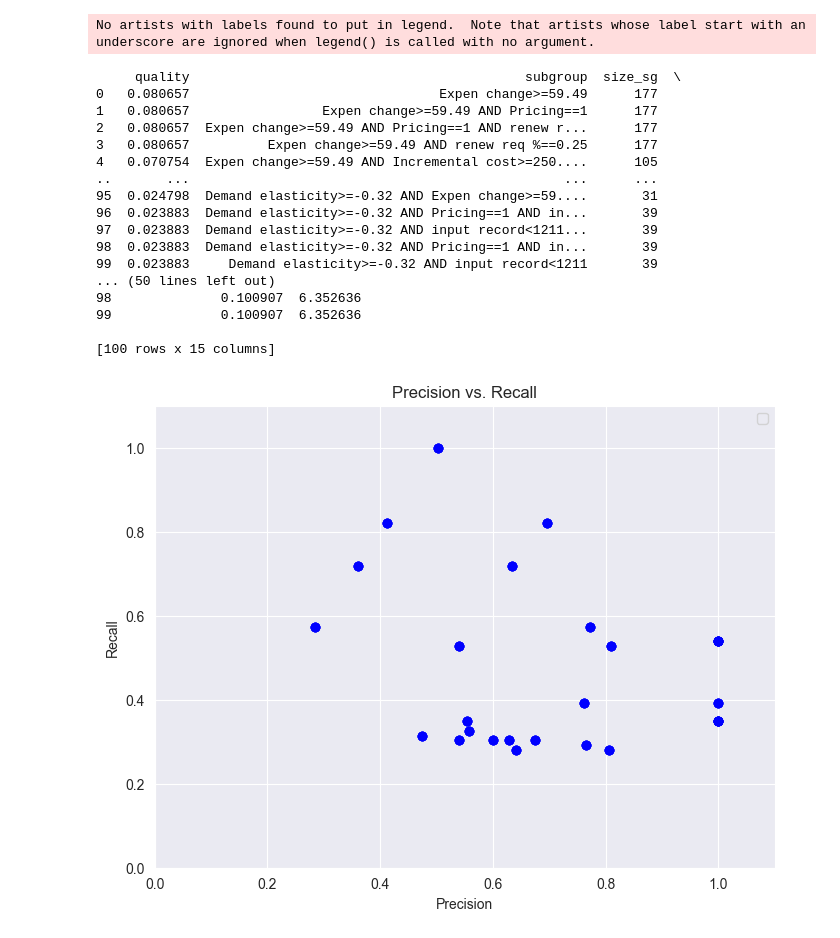
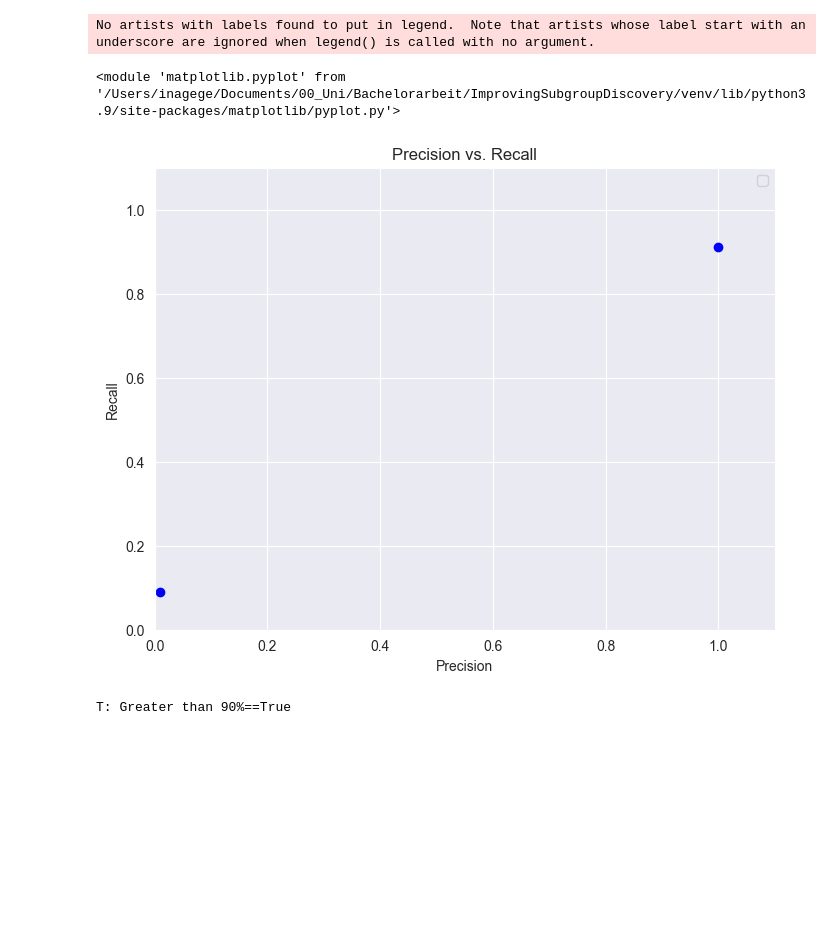
Before and after one commit to inagege/ImprovingSubgroupDiscovery, a Jupyter notebook: Analyzing_Different_Subgroup_Discorvery_Algorithms/Experiments_Diffrent_Subgroup_Discovery_Algorithns.ipynb, the cells around one changed output. Cells and saved outputs as stored; diff of their text form; code cells hidden in the pictures; blank space fills up the shorter version.

Commit message:
Method for data preprocessing added, also added Precision, Recall Curve for PRIM from ema_workbench

```diff
--- a/Analyzing_Different_Subgroup_Discorvery_Algorithms/Experiments_Diffrent_Subgroup_Discovery_Algorithns.ipynb
+++ b/Analyzing_Different_Subgroup_Discorvery_Algorithms/Experiments_Diffrent_Subgroup_Discovery_Algorithns.ipynb
@@ -7,11 +8,9 @@ import numpy as np
 # %%
-def visualize_precision_and_recall(result):
-
-    print(result)
+def visualize_precision_and_recall(precision, recall):
 
     # Create a scatter plot
     plt.figure(figsize=(8, 6))
-    plt.scatter(result['target_share_sg'], result['coverage_sg'], c='blue', marker='o')
+    plt.scatter(precision, recall, c='blue', marker='o')
 
     plt.xlim(0, 1.1)
     plt.ylim(0, 1.1)
@@ -26,8 +25,13 @@ def visualize_precision_and_recall(result):
     plt.grid(True)
     return plt
 # %%
-data = pd.read_csv('/Users/inagege/Documents/00_Uni/Bachelorarbeit/ImprovingSubgroupDiscovery/Analyzing_Different_Subgroup_Discorvery_Algorithms/Data/Bryant et al 2010.csv')
-
-target = ps.BinaryTarget('Greater than 90%', True)
-search_space = ps.create_selectors(data, ignore={'Less than 10%', 'Greater than 90%'})
-print(data)
+def data_preprocessing_ps(data, package):
+    if package == 'pysubgroup':
+        y = ps.BinaryTarget('Greater than 90%', True)
+        x = ps.create_selectors(data, ignore={'Less than 10%', 'Greater than 90%'})
+    else:
+        if package == 'ema_workbench':
+            y = data['Greater than 90%']
+            temp_data = pd.DataFrame(data.drop(columns=['Less than 10%', 'Greater than 90%']))
+            x = temp_data.values
+    return x, y
@@ -105,23 +64,22 @@ No artists with labels found to put in legend.  Note that artists whose label st
 # %%
-result = ps.Apriori().execute(task)
-visualize_precision_and_recall(result.to_dataframe()).show()
+prec = []
+rec = []
+
+x, y = data_preprocessing_ps(data, 'ema_workbench')
+prim_alg = prim.Prim(x, y, threshold=0.8, peel_alpha=0.1)
+box = prim_alg.find_box()
+
+while box is not None:
+    prec.append(box.density)
+    rec.append(box.coverage)
+    box = prim_alg.find_box()
+
+visualize_precision_and_recall(prec, rec)
 # %% [output]
 No artists with labels found to put in legend.  Note that artists whose label start with an underscore are ignored when legend() is called with no argument.
-     quality                                           subgroup  size_sg  \
-0   0.080657                                Expen change>=59.49      177
-1   0.080657                 Expen change>=59.49 AND Pricing==1      177
-2   0.080657  Expen change>=59.49 AND Pricing==1 AND renew r...      177
-3   0.080657          Expen change>=59.49 AND renew req %==0.25      177
-4   0.070754  Expen change>=59.49 AND Incremental cost>=250....      105
-..       ...                                                ...      ...
-95  0.024798  Demand elasticity>=-0.32 AND Expen change>=59....       31
-96  0.023883  Demand elasticity>=-0.32 AND Pricing==1 AND in...       39
-97  0.023883  Demand elasticity>=-0.32 AND input record<1211...       39
-98  0.023883  Demand elasticity>=-0.32 AND Pricing==1 AND in...       39
-99  0.023883     Demand elasticity>=-0.32 AND input record<1211       39
-... (50 lines left out)
-98              0.100907  6.352636
-99              0.100907  6.352636
-
-[100 rows x 15 columns]
+<module 'matplotlib.pyplot' from '/Users/inagege/Documents/00_Uni/Bachelorarbeit/ImprovingSubgroupDiscovery/venv/lib/python3.9/site-packages/matplotlib/pyplot.py'>
-[figure, old version]
+[figure, new version]
+# %%
+print(y)
+# %% [output]
+T: Greater than 90%==True
```
Also changed, not shown: parts of 5 cells of this notebook.
